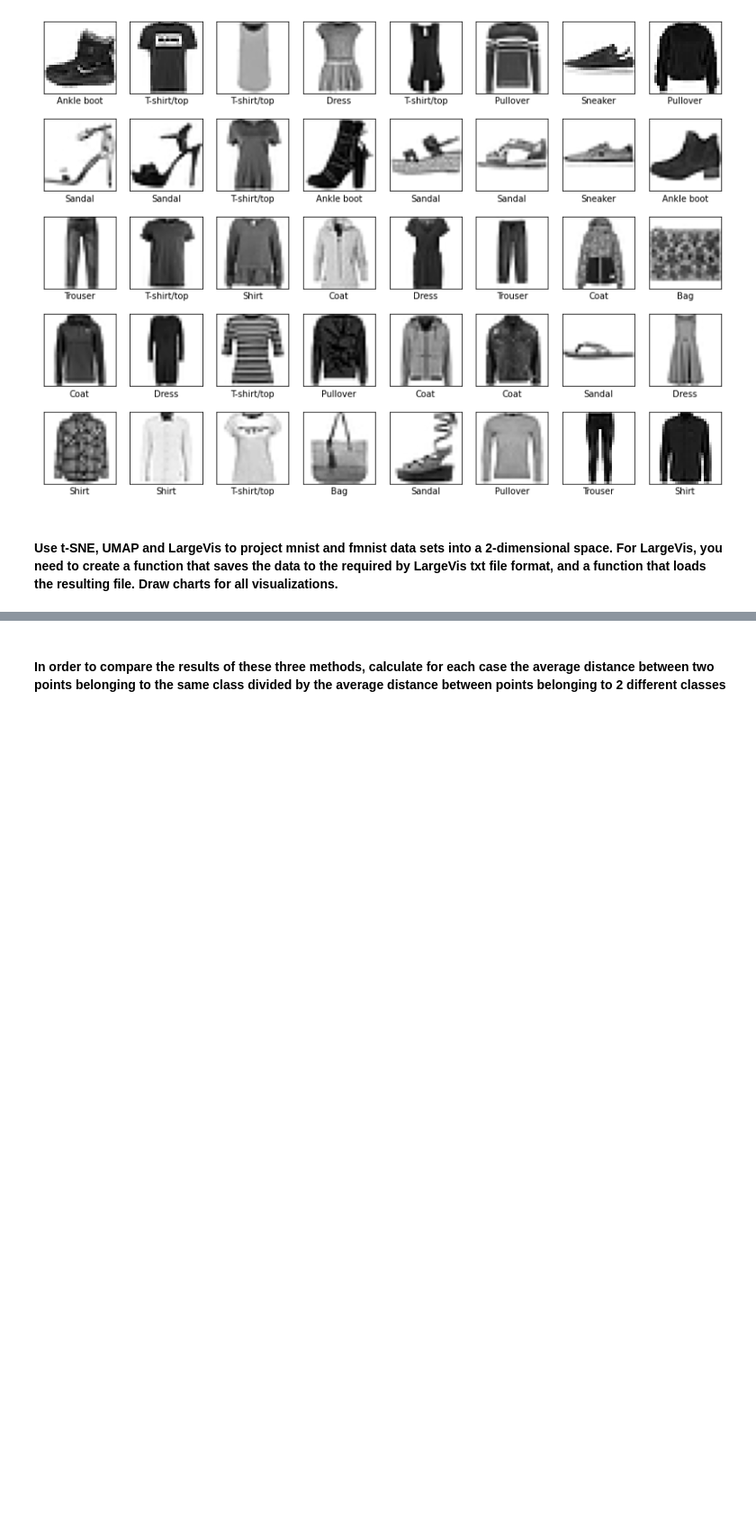
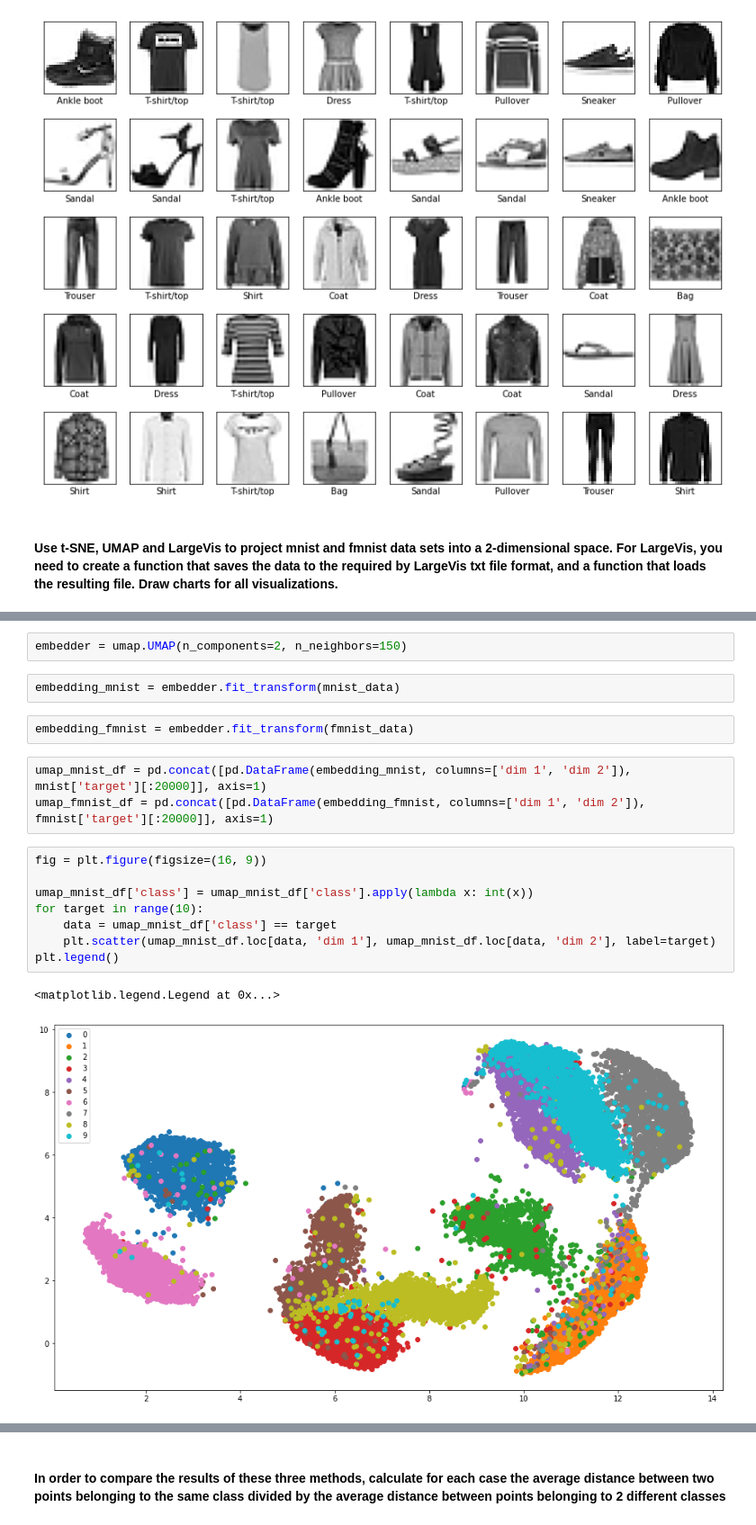
Before and after one commit to PKopel/data-embedding, a Jupyter notebook: umap_largevis.ipynb, the cells around one changed output, grey strips where cells are left out. Shown at 90% size. Drawn from its saved outputs; the diff is of its cells as text; blank space fills up the shorter version.

```diff
--- a/umap_largevis.ipynb
+++ b/umap_largevis.ipynb
@@ -201,0 +101,20 @@ y_coord = points_transformed[:, 1]
+# %%
+embedder = umap.UMAP(n_components=2, n_neighbors=150)
+# %%
+embedding_mnist = embedder.fit_transform(mnist_data)
+# %%
+embedding_fmnist = embedder.fit_transform(fmnist_data)
+# %%
+umap_mnist_df = pd.concat([pd.DataFrame(embedding_mnist, columns=['dim 1', 'dim 2']), mnist['target'][:20000]], axis=1)
+umap_fmnist_df = pd.concat([pd.DataFrame(embedding_fmnist, columns=['dim 1', 'dim 2']), fmnist['target'][:20000]], axis=1)
+# %%
+fig = plt.figure(figsize=(16, 9))
+
+umap_mnist_df['class'] = umap_mnist_df['class'].apply(lambda x: int(x))
+for target in range(10):
+    data = umap_mnist_df['class'] == target
+    plt.scatter(umap_mnist_df.loc[data, 'dim 1'], umap_mnist_df.loc[data, 'dim 2'], label=target)
+plt.legend()
+# %% [output]
+<matplotlib.legend.Legend at 0x...>
+[figure, added]
```
Also changed, not shown: parts of 28 cells of this notebook, 2 other files.
